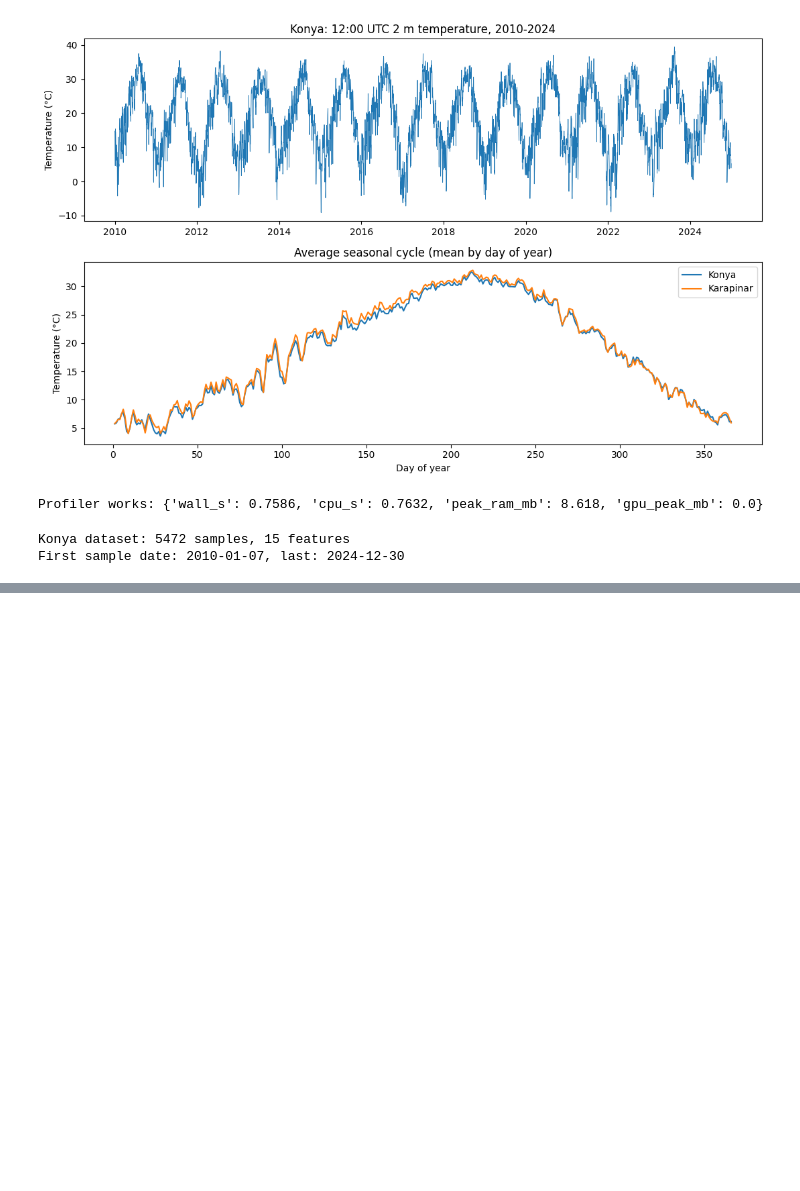
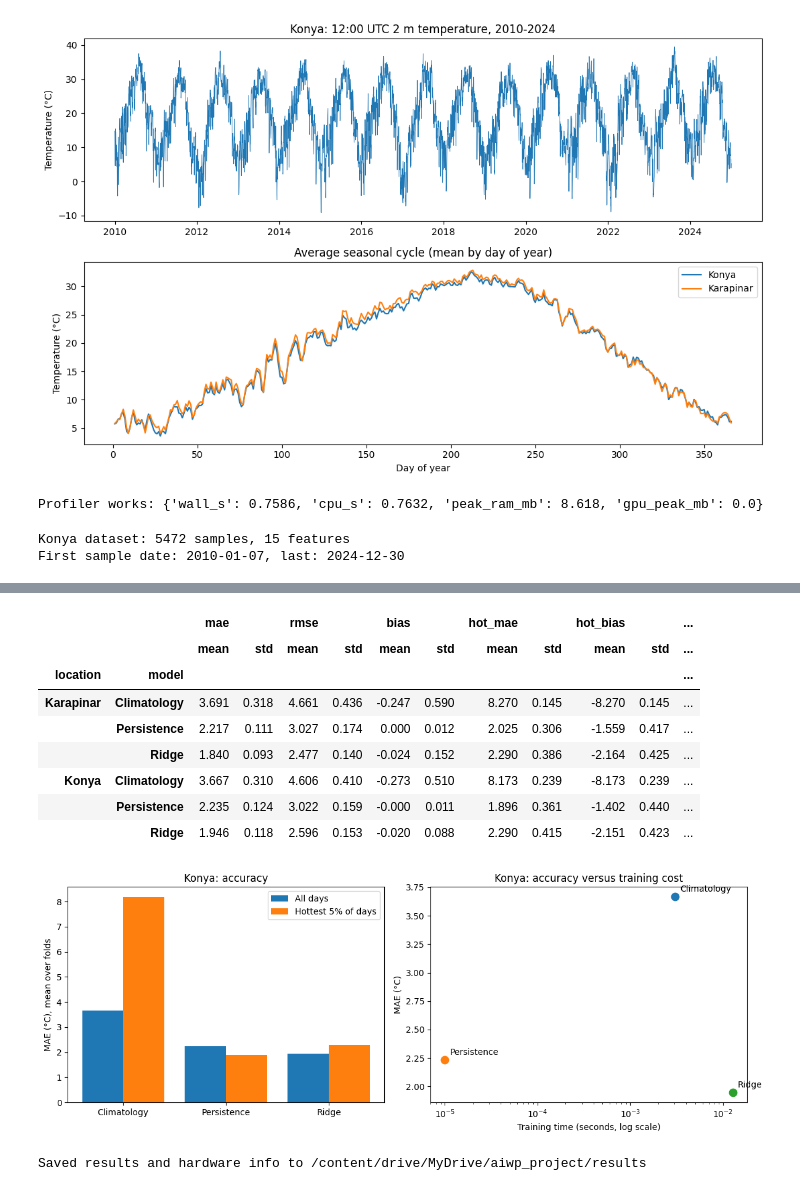
Before and after one commit to snur25/weather-prediction, a Jupyter notebook: aiwp_v1.ipynb, the cells around one changed output, grey strips where cells are left out. Saved outputs shown, nothing was run; the diff lists cells and outputs as text; code cells hidden in the pictures; blank space fills up the shorter version.

Commit message:
feat: summarise CV results, plot accuracy versus compute cost and save outputs

```diff
--- a/aiwp_v1.ipynb
+++ b/aiwp_v1.ipynb
@@ -509,0 +523,59 @@ print(f"\nDone: {len(results)} results ({results['model'].nunique()} models x {N
+# %%
+# Cell 8 - Summary table, comparison plots and saving the results
+from IPython.display import display
+
+pd.set_option("display.width", 200)
+pd.set_option("display.max_columns", 50)
+
+summary = (
+    results.groupby(["location", "model"])[
+        ["mae", "rmse", "bias", "hot_mae", "hot_bias", "train_s", "infer_ms", "train_ram_mb"]
+    ]
+    .agg(["mean", "std"])
+    .round(3)
+)
+display(summary)
+
+konya = results[results["location"] == "Konya"]
+by_model = konya.groupby("model")[["mae", "hot_mae", "train_s"]].mean()
+
+fig, axes = plt.subplots(1, 2, figsize=(12, 4.5))
+
+positions = np.arange(len(by_model))
+axes[0].bar(positions - 0.2, by_model["mae"], width=0.4, label="All days")
+axes[0].bar(positions + 0.2, by_model["hot_mae"], width=0.4, label="Hottest 5% of days")
+axes[0].set_xticks(positions)
+axes[0].set_xticklabels(by_model.index)
+axes[0].set_ylabel("MAE (°C), mean over folds")
+axes[0].set_title("Konya: accuracy")
+axes[0].legend()
+
+for model_name, row in by_model.iterrows():
+    axes[1].scatter(max(row["train_s"], 1e-5), row["mae"], s=80)
+    axes[1].annotate(model_name, (max(row["train_s"], 1e-5), row["mae"]),
+                     textcoords="offset points", xytext=(6, 6))
+axes[1].set_xscale("log")
+axes[1].set_xlabel("Training time (seconds, log scale)")
+axes[1].set_ylabel("MAE (°C)")
+axes[1].set_title("Konya: accuracy versus training cost")
+
+plt.tight_layout()
+fig.savefig(os.path.join(FIG_DIR, "02_baseline_comparison.png"), dpi=150)
+plt.show()
+
+os.makedirs(RESULTS_DIR, exist_ok=True)
+results.to_csv(os.path.join(RESULTS_DIR, "day1_baselines_folds.csv"), index=False)
+pd.Series(HARDWARE).to_json(os.path.join(RESULTS_DIR, "hardware.json"))
+print("Saved results and hardware info to", RESULTS_DIR)
+# %% [output]
+|  |  | mae |  | rmse |  | bias |  | hot_mae |  | hot_bias |  | ... |
+|  |  | mean | std | mean | std | mean | std | mean | std | mean | std | ... |
+| location | model |  |  |  |  |  |  |  |  |  |  | ... |
+| Karapinar | Climatology | 3.691 | 0.318 | 4.661 | 0.436 | -0.247 | 0.590 | 8.270 | 0.145 | -8.270 | 0.145 | ... |
+|  | Persistence | 2.217 | 0.111 | 3.027 | 0.174 | 0.000 | 0.012 | 2.025 | 0.306 | -1.559 | 0.417 | ... |
+|  | Ridge | 1.840 | 0.093 | 2.477 | 0.140 | -0.024 | 0.152 | 2.290 | 0.386 | -2.164 | 0.425 | ... |
+| Konya | Climatology | 3.667 | 0.310 | 4.606 | 0.410 | -0.273 | 0.510 | 8.173 | 0.239 | -8.173 | 0.239 | ... |
+|  | Persistence | 2.235 | 0.124 | 3.022 | 0.159 | -0.000 | 0.011 | 1.896 | 0.361 | -1.402 | 0.440 | ... |
+|  | Ridge | 1.946 | 0.118 | 2.596 | 0.153 | -0.020 | 0.088 | 2.290 | 0.415 | -2.151 | 0.423 | ... |
+[figure, added]
+Saved results and hardware info to /content/drive/MyDrive/aiwp_project/results
```
Also changed, not shown: parts of 1 cell of this notebook.
